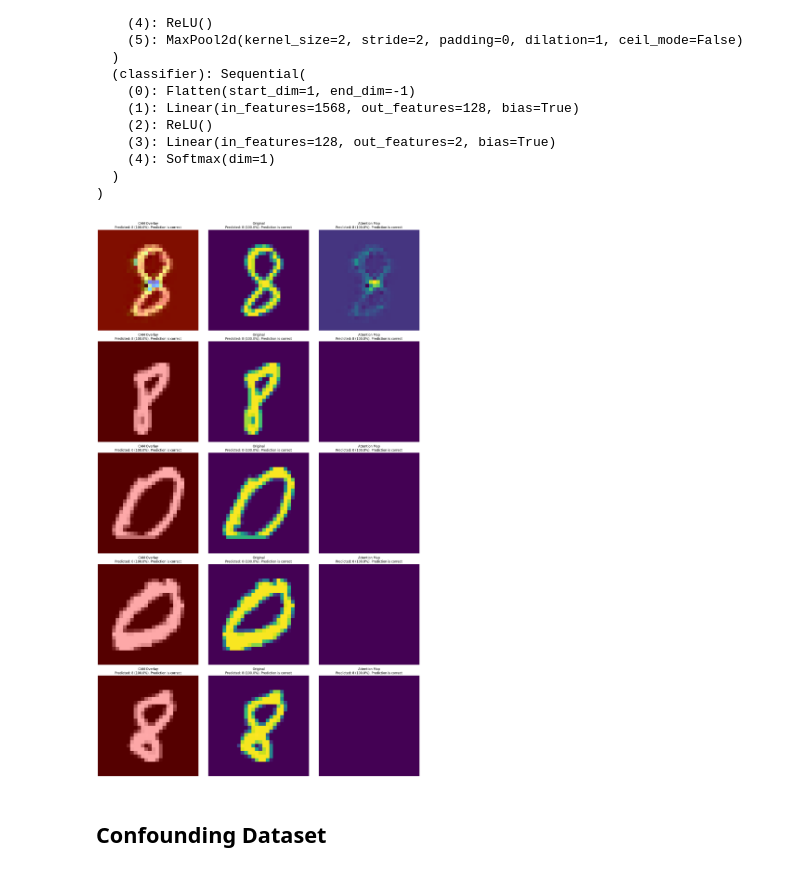
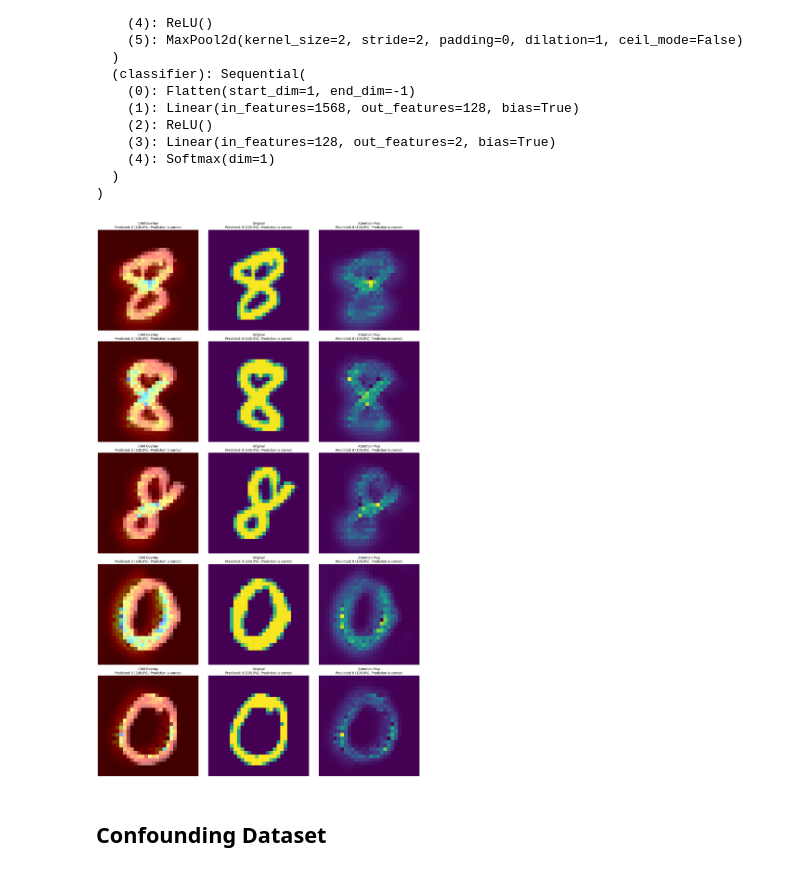
Before and after one commit to zlochina/xil-research-modification, a Jupyter notebook: src/experiments/Caipi.ipynb, the cells around one changed output. Drawn from its saved outputs; the diff is of its cells as text; code cells hidden in the pictures.

```diff
--- a/src/experiments/Caipi.ipynb
+++ b/src/experiments/Caipi.ipynb
@@ -108,33 +92,32 @@ def guided_gradcam_explain(x_batch, model, device, target_layers):
 # %%
 target_layers = [model[3]]
-grayscale_explanation = guided_gradcam_explain(x_it, model, device, target_layers=target_layers)
-grayscale_explanation = XILUtils.minmax_normalize_tensor(grayscale_explanation)
+grayscale_explanation = XILUtils.guided_gradcam_explain(x_it, t_it, model, device, target_layers=target_layers)
 # %%
 import matplotlib.pyplot as plt
 from pytorch_grad_cam.utils.image import show_cam_on_image
 import numpy as np
 
 n_examples = 5
 labels = [0, 8]
 
 images = x_it.detach().cpu().numpy()
 grayscale_maps = grayscale_explanation.cpu().numpy()
 cam_images = []
 for i in range(images.shape[0]):
-    cam_images.append(show_cam_on_image(images[i].transpose((1, 2, 0)), grayscale_maps[i], use_rgb=False, image_weight=0.5))
+    cam_images.append(show_cam_on_image(images[i].transpose((1, 2, 0)), grayscale_maps[i], use_rgb=False))
 predictions = pred_it.argmax(dim=1).cpu()
 certainties = pred_it.max(dim=1).values.cpu() * 100
 is_correct = (predictions == t_it.argmax(dim=1).cpu()).cpu()
 
 XILUtils.plot_grad_cam(dict(
     images=images[:, 0, :, :], cam_images=cam_images, grayscale_maps=grayscale_maps, predictions=predictions,
                     certainties=certainties, is_correct=is_correct
 ),
 labels,
 n_examples,
 plt)
 # %% [output]
-[figure, old version]
+[figure, new version]
 # %% [markdown]
 ## Confounding Dataset
 # %%
```
Also changed, not shown: parts of 13 cells of this notebook, 2 other files.
